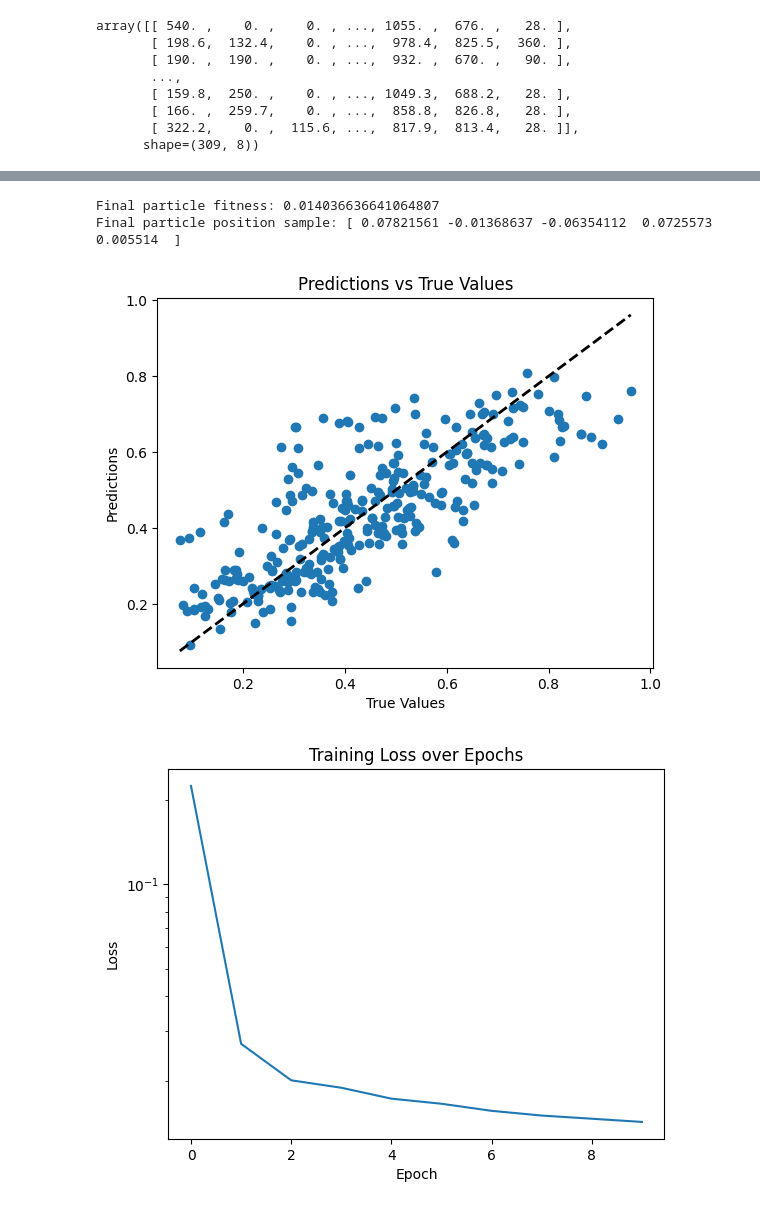
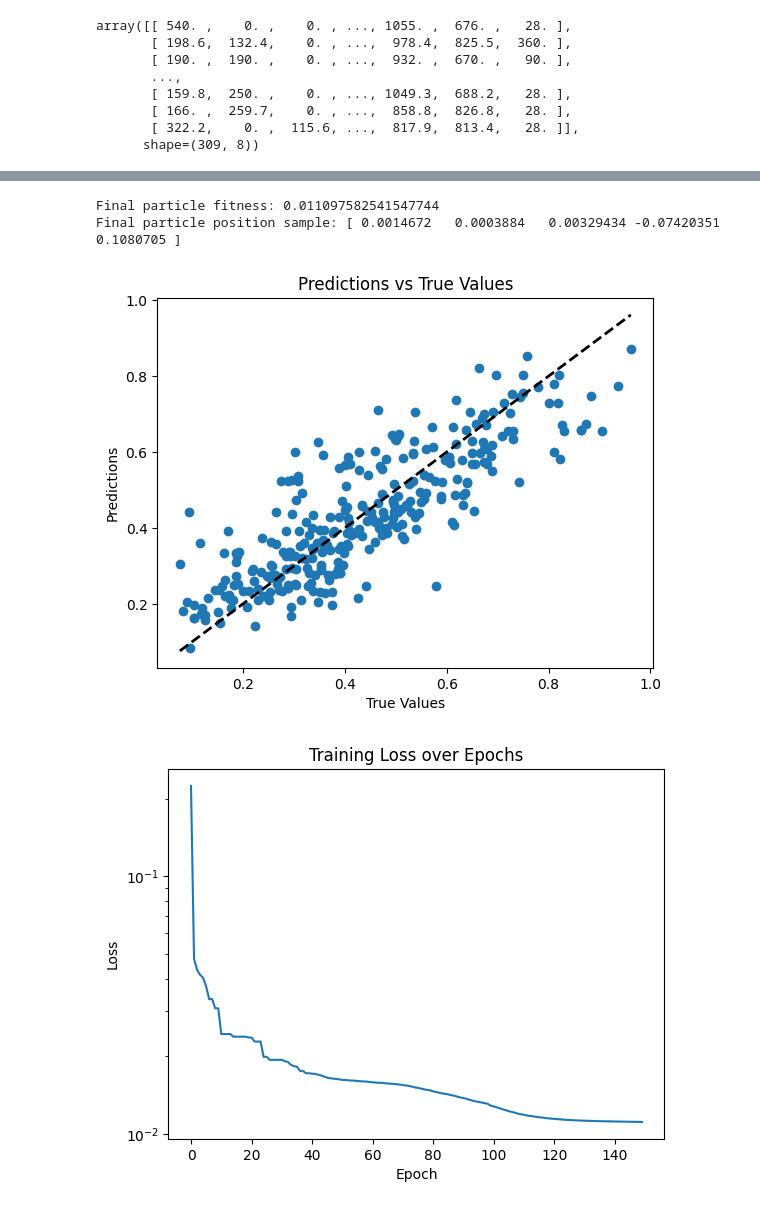
Before and after one commit to HW-BiologicallyInspiredComputation/Concrete_ANN_PSO, a Jupyter notebook: main.ipynb, the cells around one changed output, grey strips where cells are left out. Cells and saved outputs as stored; diff of their text form; code cells hidden in the pictures.

```diff
--- a/main.ipynb
+++ b/main.ipynb
@@ -623,7 +622,7 @@ class ParticleSwarmOptimisation:
             particle.update_position()
 
     def plot(self, epoch, avg_fitness):
-        if epoch % 10 == 0:
+        if epoch % 1 == 0:
             self.avg_fitnesses.append(avg_fitness)
             self.losses.append(self.best_global_fitness)
             fig, ax = plt.subplots()
@@ -654,11 +653,11 @@ class ParticleSwarmOptimisation:
 
 
 mlp = Sequential(
-    Linear(size_input=train_features.shape[1], size_hidden=12),
+    Linear(size_input=train_features.shape[1], size_hidden=8),
     ActivationReLU(),
-    Linear(size_input=12, size_hidden=12),
+    Linear(size_input=8, size_hidden=4),
     ActivationReLU(),
-    Linear(size_input=12, size_hidden=1),
+    Linear(size_input=4, size_hidden=1),
 )
 
 predictions = mlp.forward(test_features.T)
@@ -670,8 +669,8 @@ plt.title("Predictions vs True Values")
 plt.plot([test_targets.min(), test_targets.max()], [test_targets.min(), test_targets.max()], 'k--', lw=2)
 plt.show()
 
-swarm_size = 30
-epochs = 100
+swarm_size = 40
+epochs = 150
 accel_coeff = AccelerationCoefficients(
     inertia_weight=0.68,
     cognitive_weight=2.80,
@@ -745,4 +744,4 @@ loss_function: {loss_function.__name__}
-Final particle fitness: 0.014036636641064807
-Final particle position sample: [ 0.07821561 -0.01368637 -0.06354112  0.0725573   0.005514  ]
+Final particle fitness: 0.011097582541547744
+Final particle position sample: [ 0.0014672   0.0003884   0.00329434 -0.07420351  0.1080705 ]
-[figure, old version]
+[figure, new version]
-[figure, old version]
+[figure, new version]
```
Also changed, not shown: parts of 6 cells of this notebook, 1 other file.
